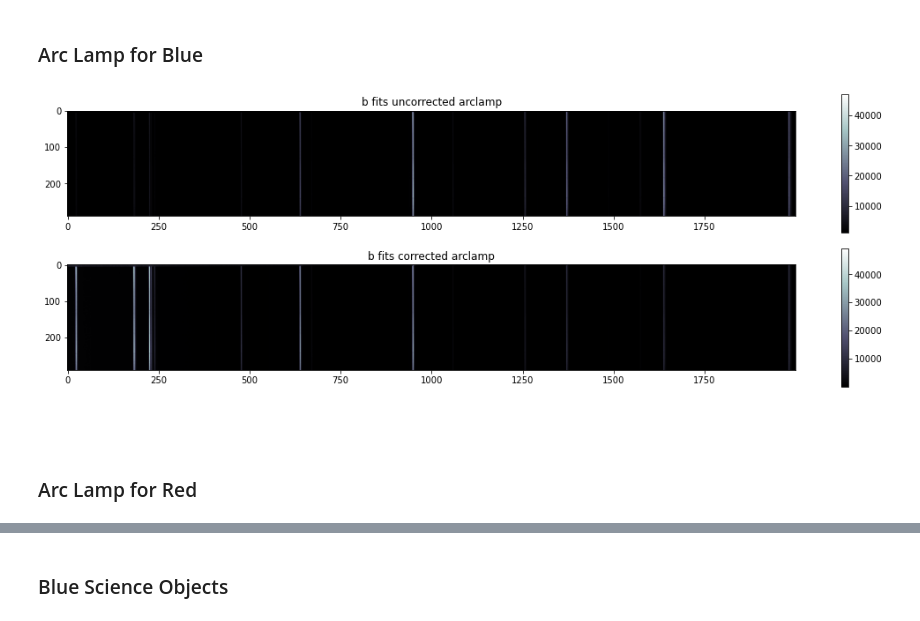
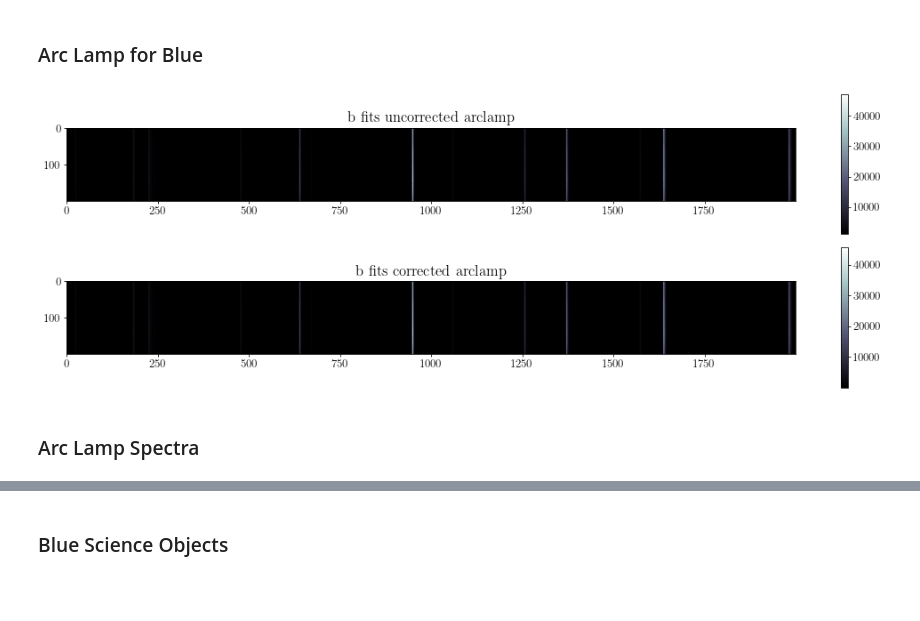
Before and after one commit to Pl4to42/PHYS-164-Lab-2, a Jupyter notebook: lab2_spectral_reduction.ipynb, the cells around one changed output, grey strips where cells are left out. Saved outputs shown, nothing was run; the diff lists cells and outputs as text; code cells hidden in the pictures; blank space fills up the shorter version.

Commit message:
updated spectral reduction

```diff
--- a/lab2_spectral_reduction.ipynb
+++ b/lab2_spectral_reduction.ipynb
@@ -47,14 +185,19 @@ plt.colorbar(orientation='horizontal')
 # %%
-# getting the dome flats
-b_dome_arr = np.arange(111,151) #This is already cleaned
+b_dome_arr60 = np.arange(111,120)
+b_dome_arr90 = np.arange(120,150)
+b_dome_arr1200 = [1200]
+
+b_dome_arr = b_dome_arr90
+
 b_domefiles = [f'data-2013-10-26-shane-public/b{i}.fits' for i in b_dome_arr]
 b_domedata = [fits.getdata(i) for i in b_domefiles]
 
-# # making the masterdome based on the median of all dome flat data
-b_masterdome = special_median(b_domedata)# shape (312,2112)
+# making the masterdome based on the median of all dome flat data
+b_masterdome = special_median(b_domedata)
 
 # bias subtracting and normalizing the dome flat
-b_norm_flat = (b_masterdome - b_masterbias) / median((b_masterdome - b_masterbias).flatten())
+b_norm_flat = (b_masterdome-b_masterbias)/special_median((b_masterdome - b_masterbias))
+b_norm_flat[b_norm_flat < 0] = 0
 # %%
 # good news : this basically looks the same as the individual dome flats... source trust me bro
 fig, ax = plt.subplots(1,2,figsize=(15,5))
@@ -161,19 +221,22 @@ This includes the dome flat, arclamp, and science objects.
 # %%
 b_arcdata = fits.getdata('data-2013-10-26-shane-public/b100.fits')
 b_corrected_arc = (b_arcdata - b_masterbias) / b_norm_flat
+
+b_corrected_arc[b_corrected_arc == -np.inf] = 0
+b_corrected_arc[b_corrected_arc == np.inf] = 0
+b_corrected_arc[b_corrected_arc == np.nan] = 0
+b_corrected_arc[b_corrected_arc < 0] = 0
 # %%
 fig, ax = plt.subplots(2,1,figsize=(15,5))
-arc_b_im1 = ax[0].imshow(b_arcdata[10:300,0:2000], cmap='bone')
-arc_b_im2 = ax[1].imshow(b_corrected_arc[10:300,0:2000], cmap='bone')
+arc_b_im1 = ax[0].imshow(b_arcdata[100:300,0:2000], cmap='bone')
+arc_b_im2 = ax[1].imshow(b_corrected_arc[100:300,0:2000], cmap='bone')
 
 arc_b_cbar1 = fig.colorbar(arc_b_im1, ax=ax[0], orientation='vertical')
 arc_b_cbar1 = fig.colorbar(arc_b_im2, ax=ax[1], orientation='vertical')
 ax[0].set_title('b fits uncorrected arclamp');
 ax[1].set_title('b fits corrected arclamp');
 fig.tight_layout()
 # %% [output]
-[figure, old version]
+[figure, new version]
-# %% [markdown]
-#
 # %% [markdown]
-### Arc Lamp for Red
+### Arc Lamp Spectra
```
Also changed, not shown: parts of 46 cells of this notebook.
